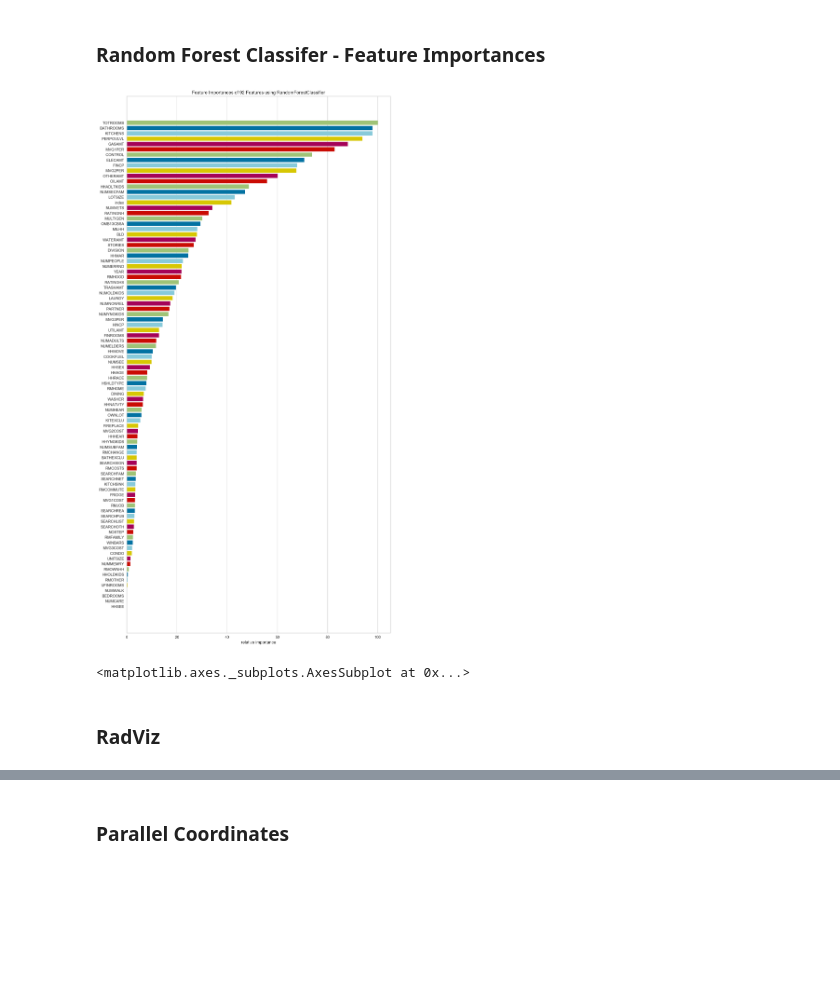
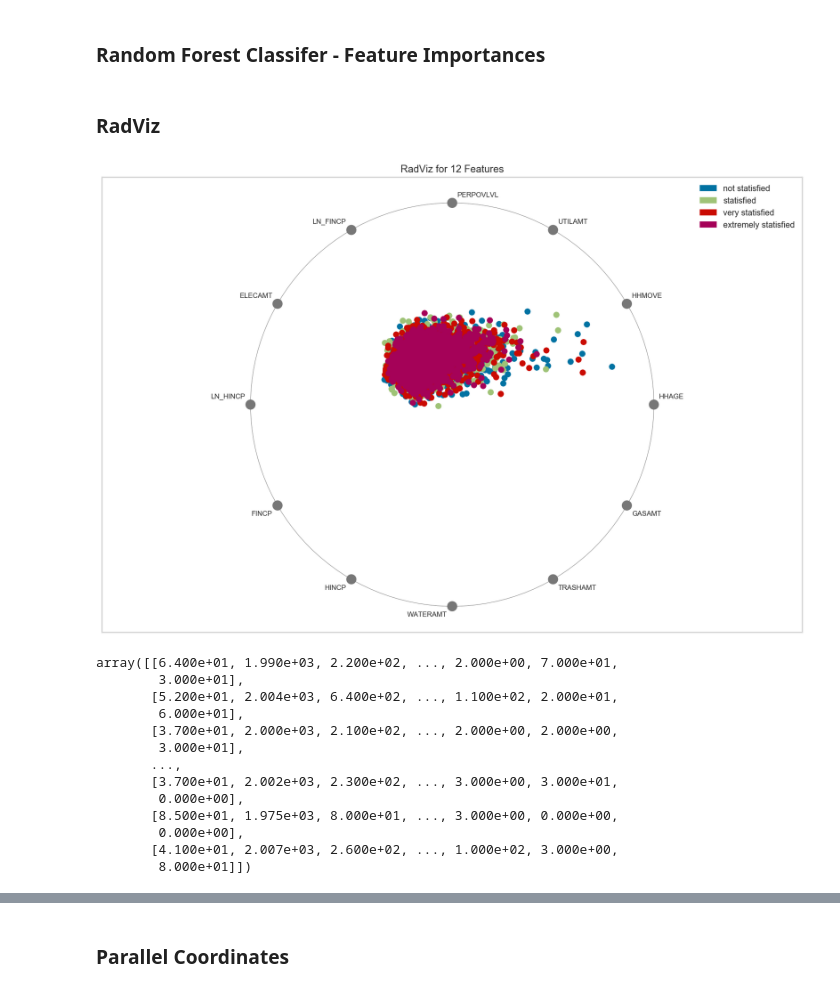
Before and after one commit to georgetown-analytics/First-Home-Recommender, a Jupyter notebook: featureselection_LH.ipynb, the cells around one changed output, grey strips where cells are left out. Drawn from its saved outputs; the diff is of its cells as text; code cells hidden in the pictures; blank space fills up the shorter version.

Commit message:
new and updated files for feature selection, model and ipywidets

```diff
--- a/featureselection_LH.ipynb
+++ b/featureselection_LH.ipynb
@@ -80 +80,3 @@ X = df[features]
+# %%
+df[features] = df[features].astype(float)
 # %%
@@ -114,17 +83,0 @@ visualizer.show()        # Finalize and render the figure
-# %%
-
-LABEL_MAP = {
-    1: "Un-Satisfied",
-    2: "Un-Satisfied",
-    3: "Un-Satisfied",
-    4: "Un-Satisfied",
-    5: "Un-Satisfied",
-    6: "Un-Satisfied",
-    7: "Satisfied",
-    8: "Satisfied",
-    9: "Highly Satisfied",
-    10: "Extreme Satisfied"
-}
-
-# Convert class labels into text
-df['RATINGHS'] = df['RATINGHS'].map(LABEL_MAP)
@@ -174,13 +104,49 @@ visualizer.show()
 from sklearn.ensemble import RandomForestClassifier
 from yellowbrick.features import FeatureImportances
 
+X = df[features]
+y = df[target]
+
 model = RandomForestClassifier(n_estimators=10)
-viz = FeatureImportances(model, size=(800, 1500), labels=df.columns)
+viz = FeatureImportances(model, size=(800, 1500))
 
 viz.fit(X, y)
 viz.show()
-# %% [output]
-[figure, removed]
-<matplotlib.axes._subplots.AxesSubplot at 0x...>
 # %% [markdown]
 ### RadViz
+# %%
+#top 10 features from feature importances - random classifer
+
+from sklearn.preprocessing import LabelEncoder
+
+X = df[['HHAGE','HHMOVE','UTILAMT','PERPOVLVL','LN_FINCP','ELECAMT','LN_HINCP', 'FINCP', 'HINCP','WATERAMT','TRASHAMT', 'GASAMT']].values
+y = df['RATINGHS_BIN'].values
+
+# Encode our target variable
+y = LabelEncoder().fit_transform(y)
+
+# Specify the target classes
+classes = ["not statisfied", "statisfied", "very statisfied", "extremely statisfied"]
+features = ['HHAGE','HHMOVE','UTILAMT','PERPOVLVL','LN_FINCP','ELECAMT','LN_HINCP', 'FINCP', 'HINCP','WATERAMT','TRASHAMT', 'GASAMT']
+
+# Instantiate the visualizer
+visualizer = RadViz(size=(1080, 720),
+                    classes=classes,
+                    features=features)
+
+visualizer.fit_transform_show(X, y)
+# %% [output]
+[figure, added]
+array([[6.400e+01, 1.990e+03, 2.200e+02, ..., 2.000e+00, 7.000e+01,
+        3.000e+01],
+       [5.200e+01, 2.004e+03, 6.400e+02, ..., 1.100e+02, 2.000e+01,
+        6.000e+01],
+       [3.700e+01, 2.000e+03, 2.100e+02, ..., 2.000e+00, 2.000e+00,
+        3.000e+01],
+       ...,
+       [3.700e+01, 2.002e+03, 2.300e+02, ..., 3.000e+00, 3.000e+01,
+        0.000e+00],
+       [8.500e+01, 1.975e+03, 8.000e+01, ..., 3.000e+00, 0.000e+00,
+        0.000e+00],
+       [4.100e+01, 2.007e+03, 2.600e+02, ..., 1.000e+02, 3.000e+00,
+        8.000e+01]])
```
Also changed, not shown: parts of 23 cells of this notebook, 8 other files.
